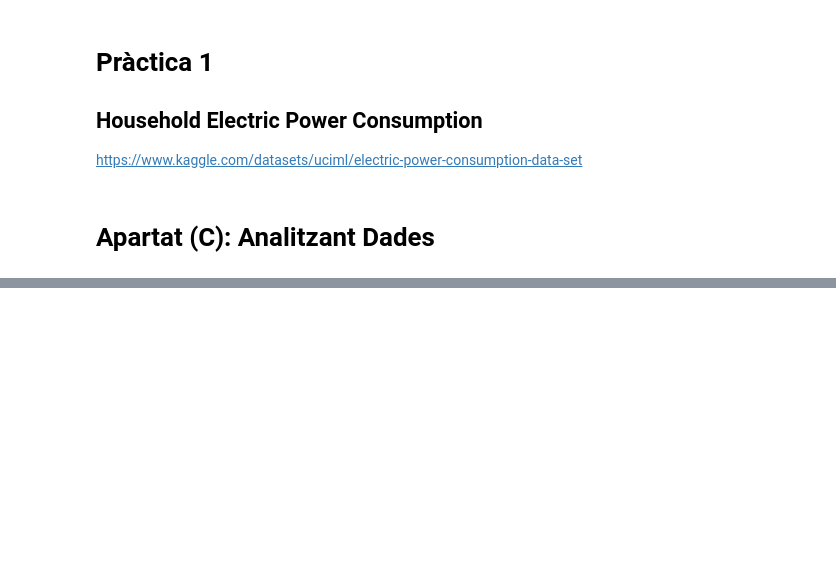
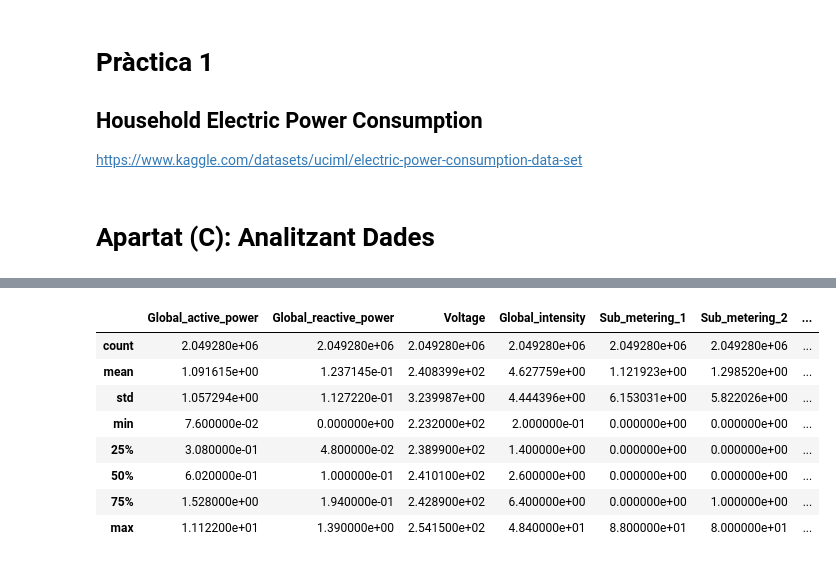
Before and after one commit to Cristianperezd/Machine-Learning---Practica-1, a Jupyter notebook: Práctica 1.ipynb, the cells around one changed output, grey strips where cells are left out. Saved outputs shown, nothing was run; the diff lists cells and outputs as text; code cells hidden in the pictures; blank space fills up the shorter version.

```diff
--- a/Práctica 1.ipynb
+++ b/Práctica 1.ipynb
@@ -52,0 +66,13 @@ memory usage: 126.7+ MB
+# %%
+
+db.describe()
+# %% [output]
+|  | Global_active_power | Global_reactive_power | Voltage | Global_intensity | Sub_metering_1 | Sub_metering_2 | ... |
+| count | 2.049280e+06 | 2.049280e+06 | 2.049280e+06 | 2.049280e+06 | 2.049280e+06 | 2.049280e+06 | ... |
+| mean | 1.091615e+00 | 1.237145e-01 | 2.408399e+02 | 4.627759e+00 | 1.121923e+00 | 1.298520e+00 | ... |
+| std | 1.057294e+00 | 1.127220e-01 | 3.239987e+00 | 4.444396e+00 | 6.153031e+00 | 5.822026e+00 | ... |
+| min | 7.600000e-02 | 0.000000e+00 | 2.232000e+02 | 2.000000e-01 | 0.000000e+00 | 0.000000e+00 | ... |
+| 25% | 3.080000e-01 | 4.800000e-02 | 2.389900e+02 | 1.400000e+00 | 0.000000e+00 | 0.000000e+00 | ... |
+| 50% | 6.020000e-01 | 1.000000e-01 | 2.410100e+02 | 2.600000e+00 | 0.000000e+00 | 0.000000e+00 | ... |
+| 75% | 1.528000e+00 | 1.940000e-01 | 2.428900e+02 | 6.400000e+00 | 0.000000e+00 | 1.000000e+00 | ... |
+| max | 1.112200e+01 | 1.390000e+00 | 2.541500e+02 | 4.840000e+01 | 8.800000e+01 | 8.000000e+01 | ... |
```
Also changed, not shown: parts of 9 cells of this notebook, 1 other file.
